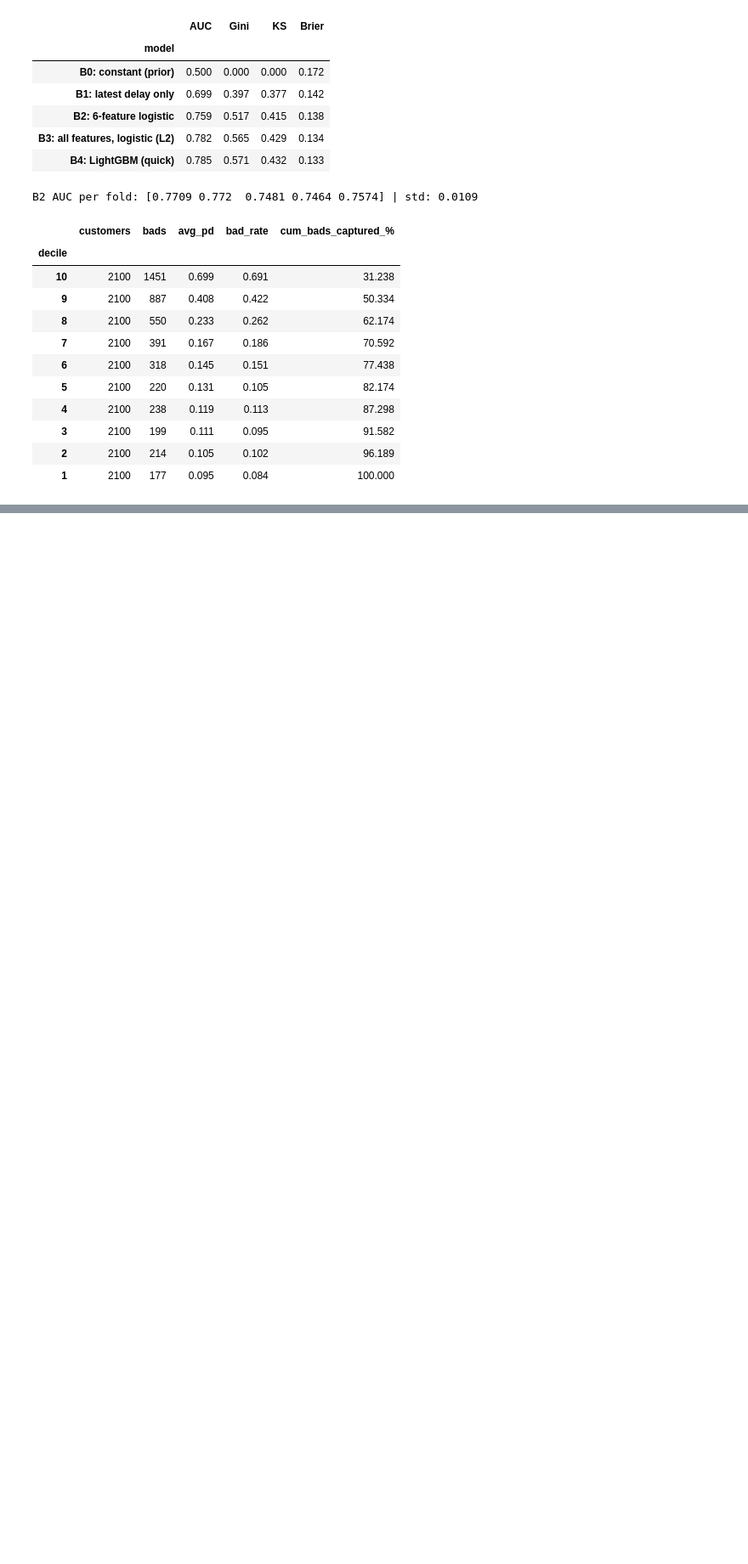
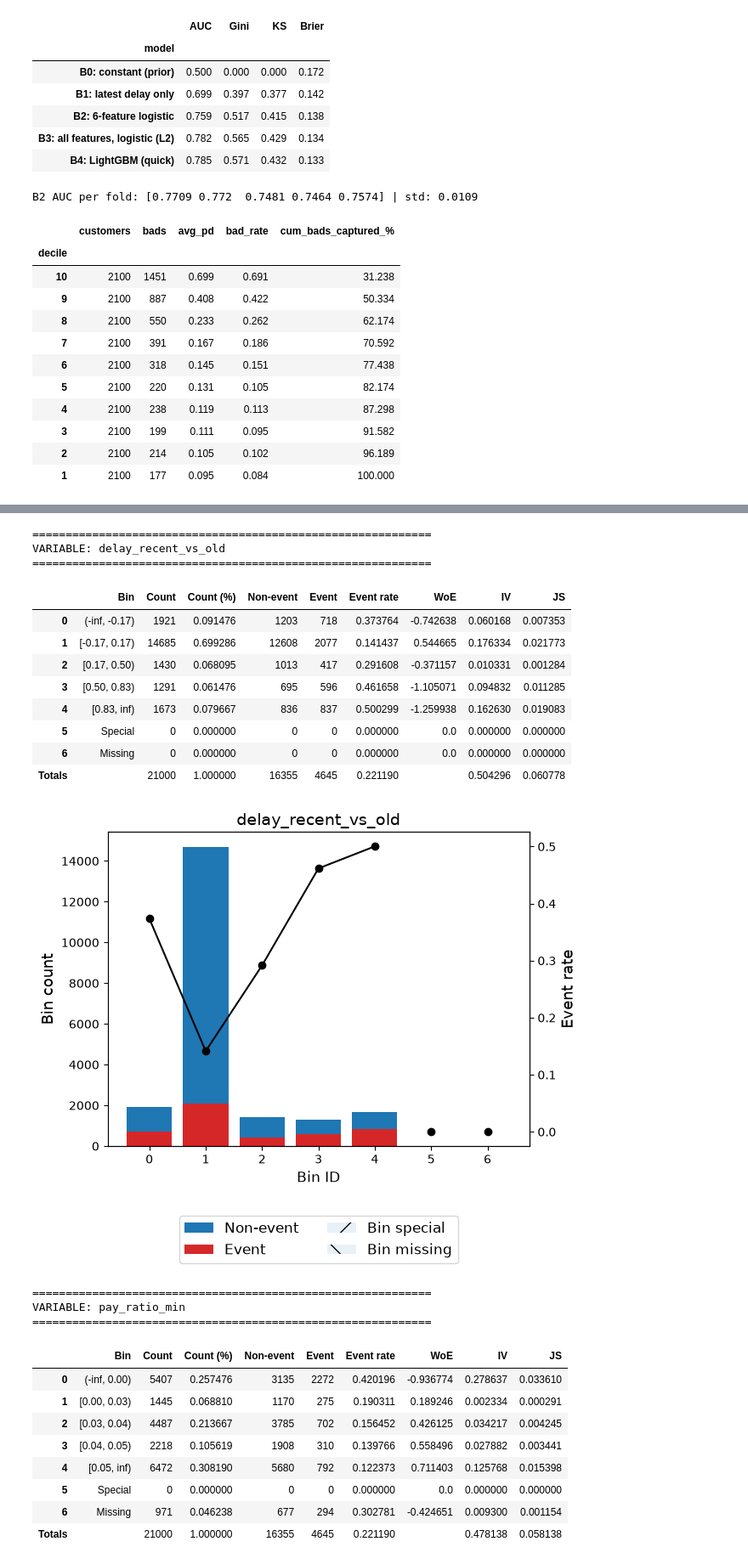
Before and after one commit to VaidehiKushwaha/credit-risk-scorecard-profit-optimization, a Jupyter notebook: notebooks/03_scorecard_and_ml_models.ipynb, the cells around one changed output, grey strips where cells are left out. Shown at 85% size. Drawn from its saved outputs; the diff is of its cells as text; code cells hidden in the pictures; blank space fills up the shorter version.

```diff
--- a/notebooks/03_scorecard_and_ml_models.ipynb
+++ b/notebooks/03_scorecard_and_ml_models.ipynb
@@ -220,0 +453,42 @@ results_log.to_csv("../reports/model_results_log.csv", index=False)
+# %%
+next3 = [
+    "delay_recent_vs_old",
+    "pay_ratio_min",
+    "n_paid_zero_with_bill"
+]
+
+for c in next3:
+    print("\n" + "=" * 60)
+    print("VARIABLE:", c)
+    print("=" * 60)
+
+    display(bins[c].binning_table.build())
+
+    bins[c].binning_table.plot(metric="event_rate")
+    plt.show()
+# %% [output]
+============================================================
+VARIABLE: delay_recent_vs_old
+============================================================
+|  | Bin | Count | Count (%) | Non-event | Event | Event rate | WoE | IV | JS |
+| 0 | (-inf, -0.17) | 1921 | 0.091476 | 1203 | 718 | 0.373764 | -0.742638 | 0.060168 | 0.007353 |
+| 1 | [-0.17, 0.17) | 14685 | 0.699286 | 12608 | 2077 | 0.141437 | 0.544665 | 0.176334 | 0.021773 |
+| 2 | [0.17, 0.50) | 1430 | 0.068095 | 1013 | 417 | 0.291608 | -0.371157 | 0.010331 | 0.001284 |
+| 3 | [0.50, 0.83) | 1291 | 0.061476 | 695 | 596 | 0.461658 | -1.105071 | 0.094832 | 0.011285 |
+| 4 | [0.83, inf) | 1673 | 0.079667 | 836 | 837 | 0.500299 | -1.259938 | 0.162630 | 0.019083 |
+| 5 | Special | 0 | 0.000000 | 0 | 0 | 0.000000 | 0.0 | 0.000000 | 0.000000 |
+| 6 | Missing | 0 | 0.000000 | 0 | 0 | 0.000000 | 0.0 | 0.000000 | 0.000000 |
+| Totals |  | 21000 | 1.000000 | 16355 | 4645 | 0.221190 |  | 0.504296 | 0.060778 |
+[figure, added]
+============================================================
+VARIABLE: pay_ratio_min
+============================================================
+|  | Bin | Count | Count (%) | Non-event | Event | Event rate | WoE | IV | JS |
+| 0 | (-inf, 0.00) | 5407 | 0.257476 | 3135 | 2272 | 0.420196 | -0.936774 | 0.278637 | 0.033610 |
+| 1 | [0.00, 0.03) | 1445 | 0.068810 | 1170 | 275 | 0.190311 | 0.189246 | 0.002334 | 0.000291 |
+| 2 | [0.03, 0.04) | 4487 | 0.213667 | 3785 | 702 | 0.156452 | 0.426125 | 0.034217 | 0.004245 |
+| 3 | [0.04, 0.05) | 2218 | 0.105619 | 1908 | 310 | 0.139766 | 0.558496 | 0.027882 | 0.003441 |
+| 4 | [0.05, inf) | 6472 | 0.308190 | 5680 | 792 | 0.122373 | 0.711403 | 0.125768 | 0.015398 |
+| 5 | Special | 0 | 0.000000 | 0 | 0 | 0.000000 | 0.0 | 0.000000 | 0.000000 |
+| 6 | Missing | 971 | 0.046238 | 677 | 294 | 0.302781 | -0.424651 | 0.009300 | 0.001154 |
+| Totals |  | 21000 | 1.000000 | 16355 | 4645 | 0.221190 |  | 0.478138 | 0.058138 |
```
Also changed, not shown: parts of 61 cells of this notebook, 4 other files.
